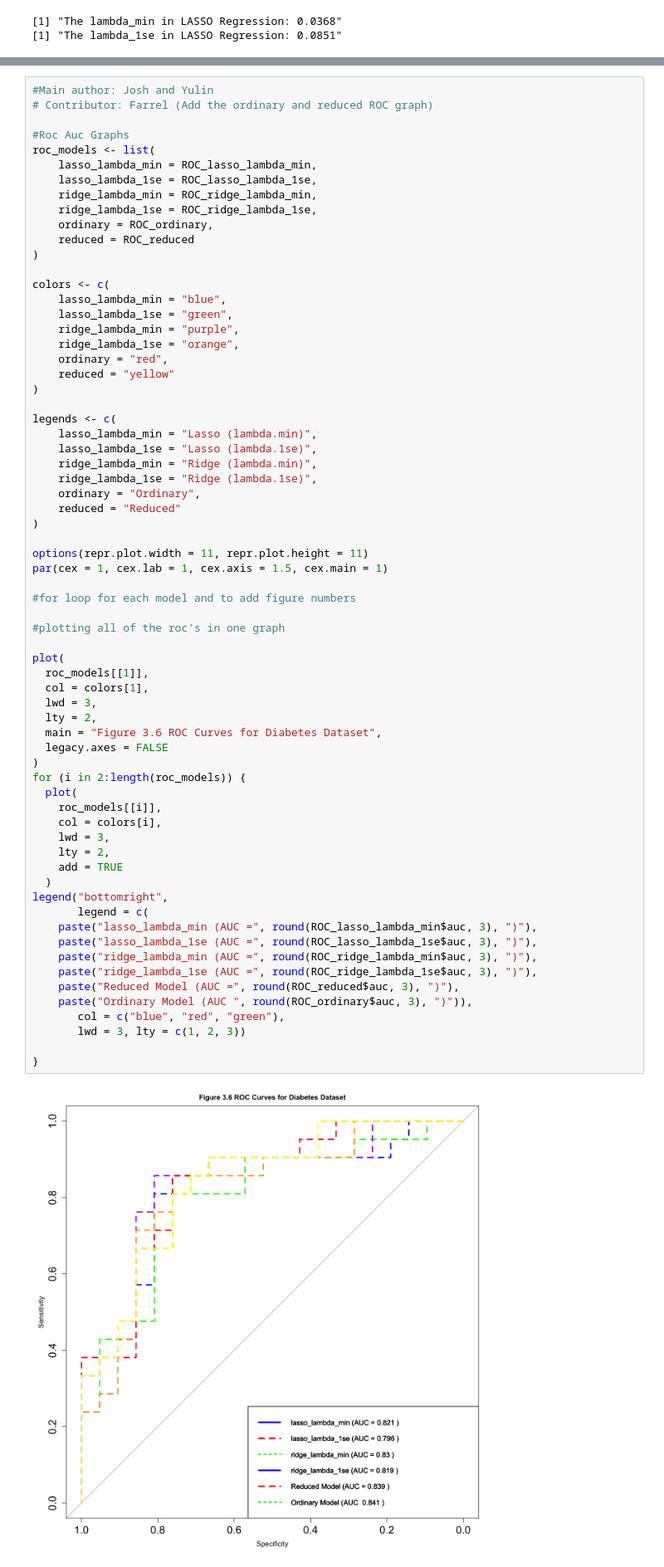
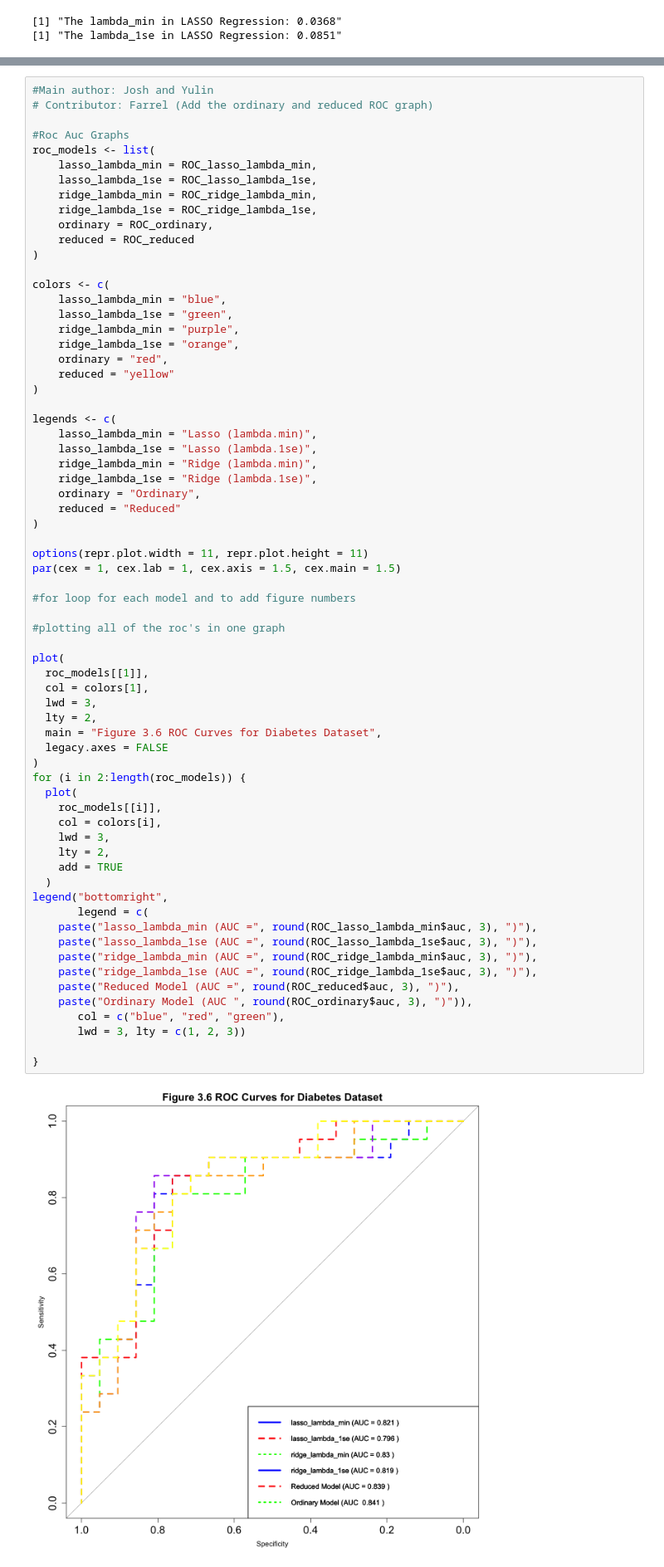
Before and after one commit to justinyyl/STAT_301_Group_31, a Jupyter notebook: Group_Report.ipynb, the cells around one changed output, grey strips where cells are left out. Shown at 83% size. Cells and saved outputs as stored; diff of their text form.

```diff
--- a/Group_Report.ipynb
+++ b/Group_Report.ipynb
@@ -755,7 +741,7 @@ legends <- c(
 )
 
 options(repr.plot.width = 11, repr.plot.height = 11)
-par(cex = 1, cex.lab = 1, cex.axis = 1.5, cex.main = 1)
+par(cex = 1, cex.lab = 1, cex.axis = 1.5, cex.main = 1.5)
 
 #for loop for each model and to add figure numbers
 
@@ -763,34 +749,34 @@ par(cex = 1, cex.lab = 1, cex.axis = 1.5, cex.main = 1)
 
 plot(
   roc_models[[1]],
   col = colors[1],
   lwd = 3,
   lty = 2,
   main = "Figure 3.6 ROC Curves for Diabetes Dataset",
   legacy.axes = FALSE
 )
 for (i in 2:length(roc_models)) {
   plot(
     roc_models[[i]],
     col = colors[i],
     lwd = 3,
     lty = 2,
     add = TRUE
   )
 legend("bottomright",
        legend = c(
     paste("lasso_lambda_min (AUC =", round(ROC_lasso_lambda_min$auc, 3), ")"),
     paste("lasso_lambda_1se (AUC =", round(ROC_lasso_lambda_1se$auc, 3), ")"),
     paste("ridge_lambda_min (AUC =", round(ROC_ridge_lambda_min$auc, 3), ")"),
     paste("ridge_lambda_1se (AUC =", round(ROC_ridge_lambda_1se$auc, 3), ")"),
     paste("Reduced Model (AUC =", round(ROC_reduced$auc, 3), ")"),
     paste("Ordinary Model (AUC ", round(ROC_ordinary$auc, 3), ")")),
        col = c("blue", "red", "green"),
        lwd = 3, lty = c(1, 2, 3))
 
 }
 # %% [output]
-[figure, old version]
+[figure, new version]
 # %%
 #Main Author : Josh
 # Contributor: Farrel (Add reduced model confusion matrix)
```
Also changed, not shown: parts of 1 cell of this notebook.
